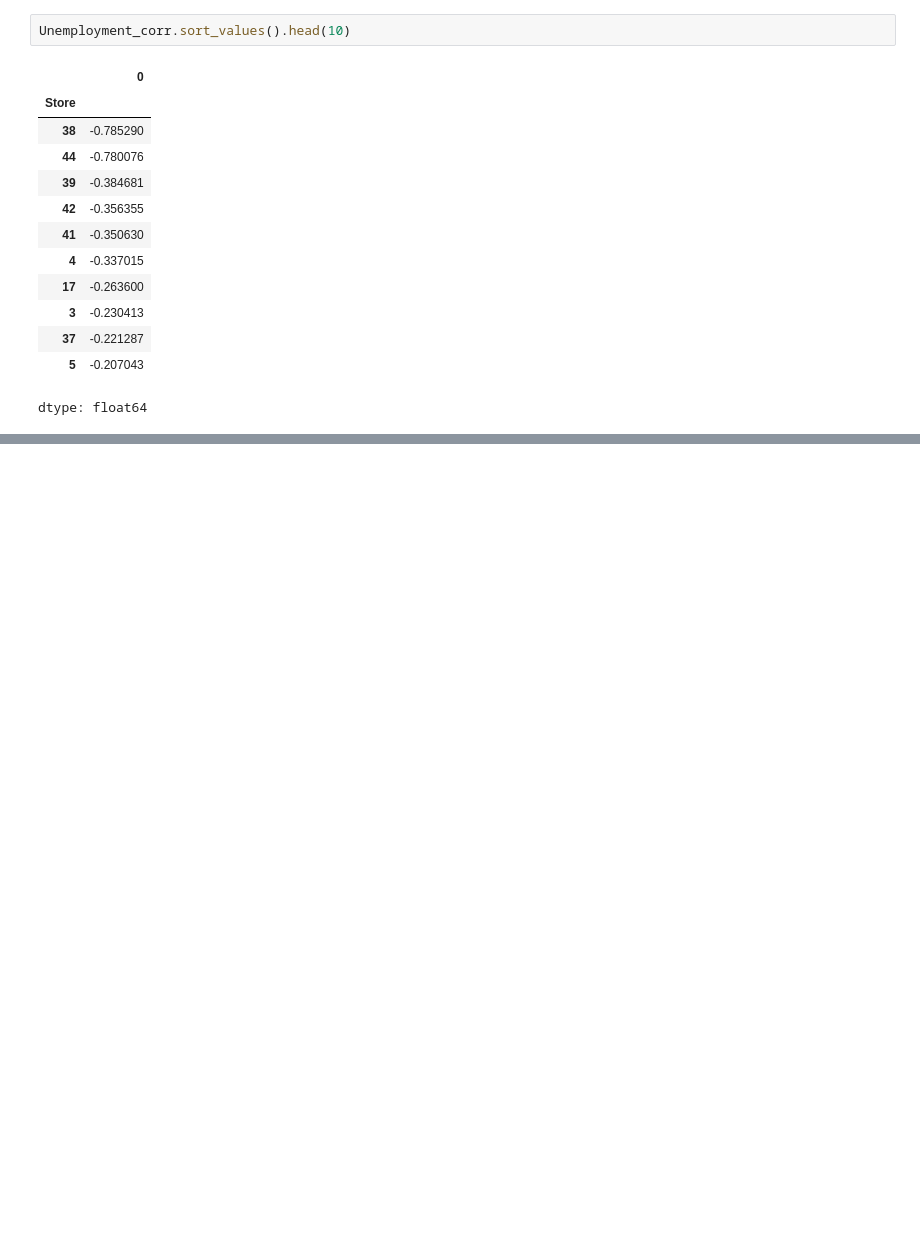
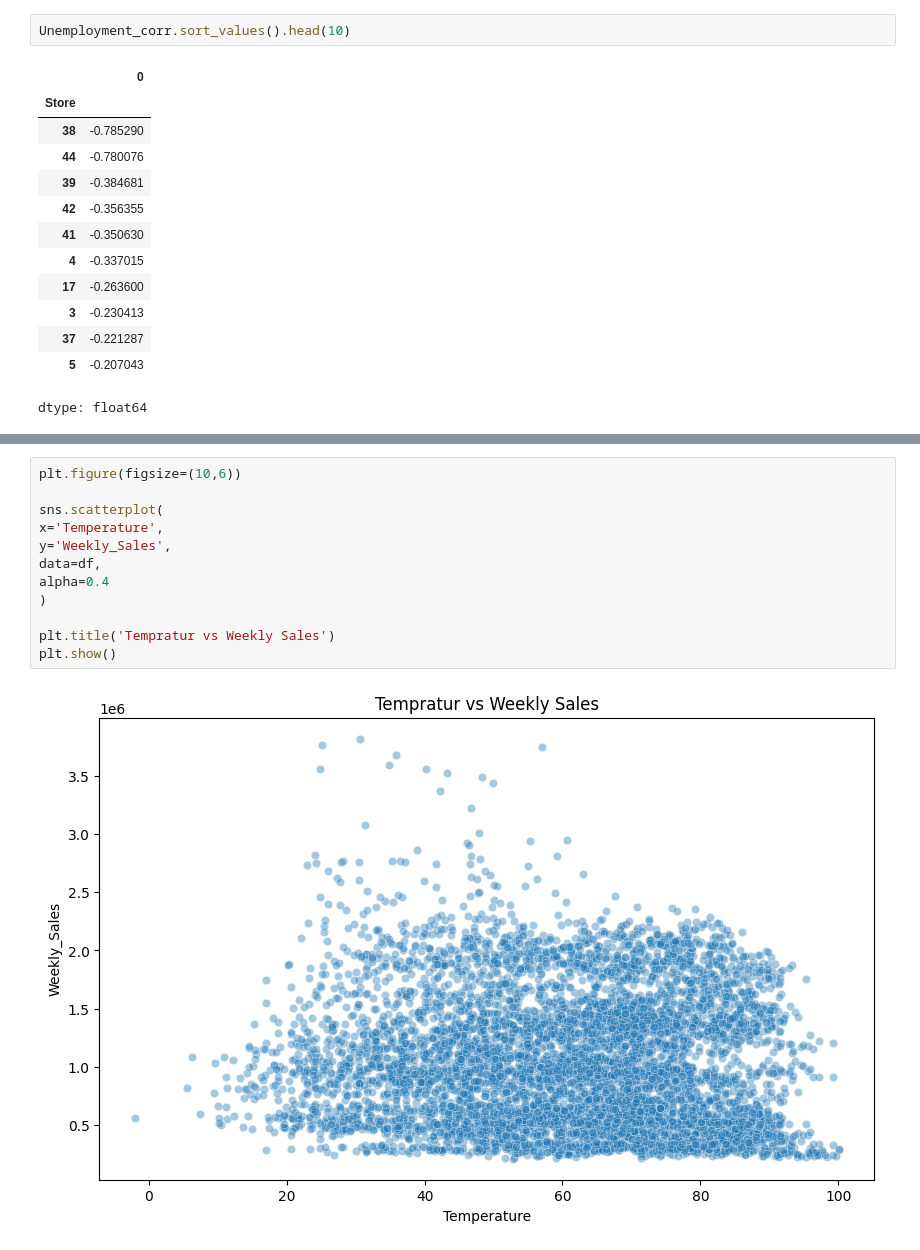
Before and after one commit to shouryalakhanpal123-gif/WALLMART-PROJECT-, a Jupyter notebook: Untitled3.ipynb, the cells around one changed output, grey strips where cells are left out. Cells and saved outputs as stored; diff of their text form; blank space fills up the shorter version.

```diff
--- a/Untitled3.ipynb
+++ b/Untitled3.ipynb
@@ -277,0 +364,14 @@ dtype: float64
+# %%
+plt.figure(figsize=(10,6))
+
+sns.scatterplot(
+x='Temperature',
+y='Weekly_Sales',
+data=df,
+alpha=0.4
+)
+
+plt.title('Tempratur vs Weekly Sales')
+plt.show()
+# %% [output]
+[figure, added]
```
Also changed, not shown: parts of 70 cells of this notebook.
